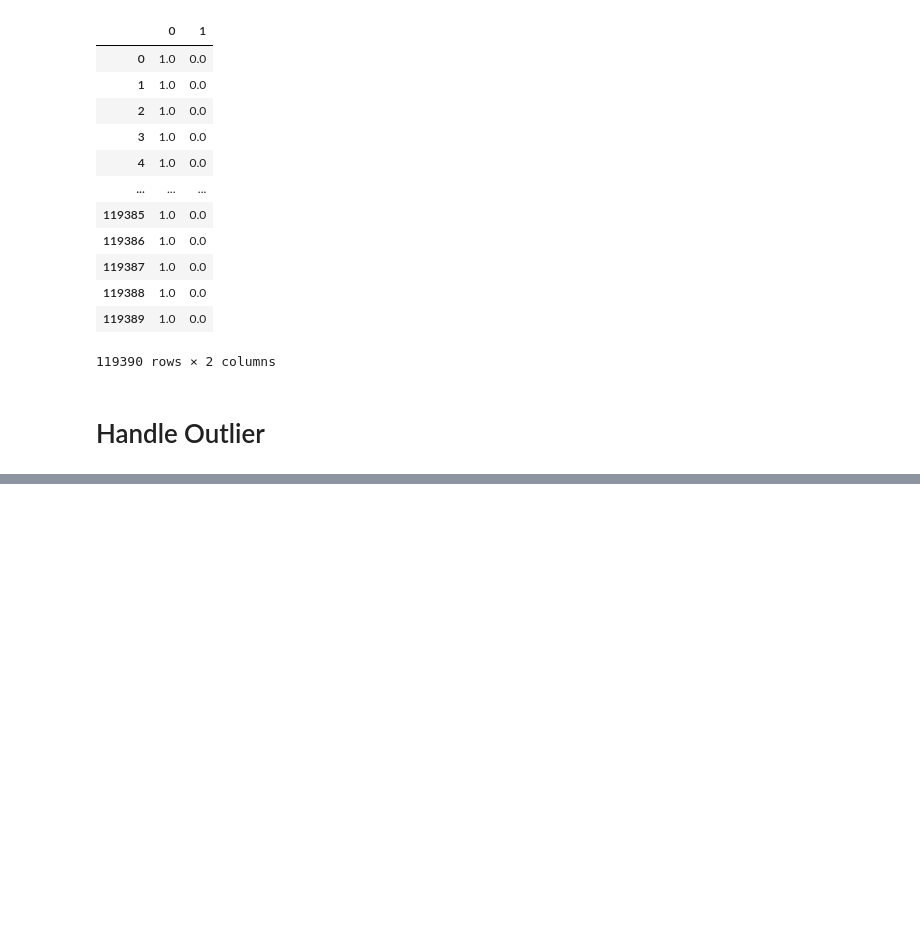
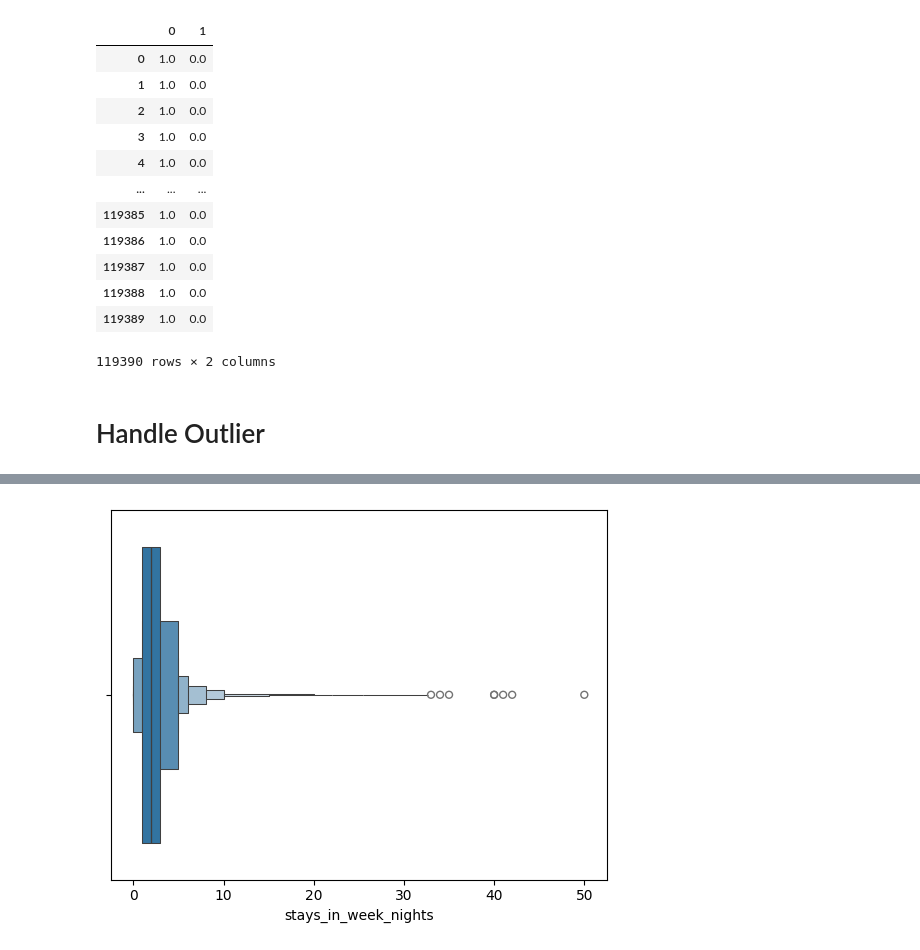
Before and after one commit to AftabQuant/Machine-Learning-Chronicles, a Jupyter notebook: Machine Learning Practice/Data Cleaning/DC Using sklearn .ipynb, the cells around one changed output, grey strips where cells are left out. Saved outputs shown, nothing was run; the diff lists cells and outputs as text; code cells hidden in the pictures; blank space fills up the shorter version.

```diff
--- a/Machine Learning Practice/Data Cleaning/DC Using sklearn .ipynb
+++ b/Machine Learning Practice/Data Cleaning/DC Using sklearn .ipynb
@@ -345,0 +358,5 @@ trns_data
+# %%
+sns.boxenplot(data=df, x = 'stays_in_week_nights')
+plt.show()
+# %% [output]
+[figure, added]
```
Also changed, not shown: parts of 12 cells of this notebook.
